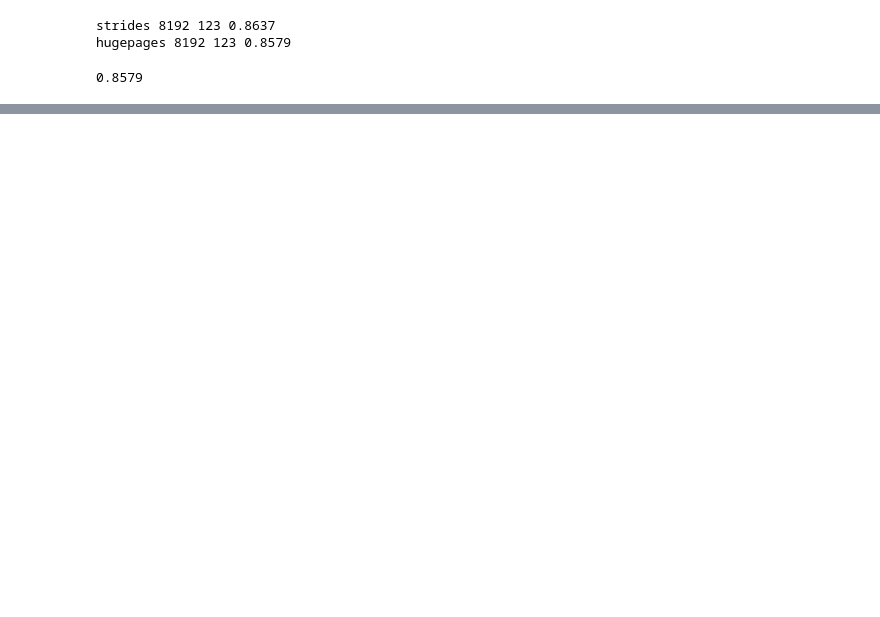
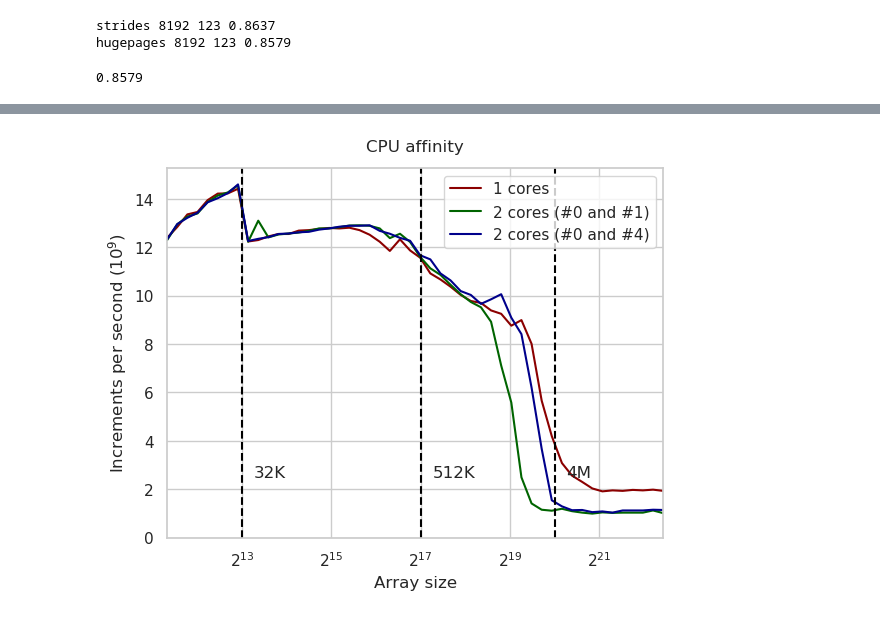
Before and after one commit to sslotin/amh-code, a Jupyter notebook: cpu-cache/plot.ipynb, the cells around one changed output, grey strips where cells are left out. Cells and saved outputs as stored; diff of their text form; code cells hidden in the pictures; blank space fills up the shorter version.

```diff
--- a/cpu-cache/plot.ipynb
+++ b/cpu-cache/plot.ipynb
@@ -528,3 +557,14 @@ bench('hugepages', n=2**13, d=123)
 strides 8192 123 0.8637
 hugepages 8192 123 0.8579
 0.8579
+# %%
+def bench_parallel(n, p):
+    !g++ -std=c++17 -O3 -march=native -D N={n} inc.cc -o run
+    p = list(map(str, p))
+    res = !parallel taskset -c {','.join(p)} ./run ::: {' '.join(p)}
+    print(res)
+    res = float(res[0].split()[0])
+    print(n, ''.join(p), res)
+    return res
+# %%
+par2 = [bench_parallel(n, [0, 1]) for n in ns]
@@ -530,0 +589,2 @@ hugepages 8192 123 0.8579
+# %%
+par2_affinity = [bench_parallel(n, [0, 4]) for n in ns]
@@ -530,0 +609,7 @@ hugepages 8192 123 0.8579
+# %%
+plt.plot(ns, inc_res, color='darkred', label='1 cores')
+plt.plot(ns, par2, color='darkgreen', label='2 cores (#0 and #1)')
+plt.plot(ns, par2_affinity, color='darkblue', label='2 cores (#0 and #4)')
+plot('CPU affinity', 'Increments per second ($10^9$)', path='affinity.svg', ch=2.5, legend=True)
+# %% [output]
+[figure, added]
```
Also changed, not shown: parts of 13 cells of this notebook, 1 other file.
